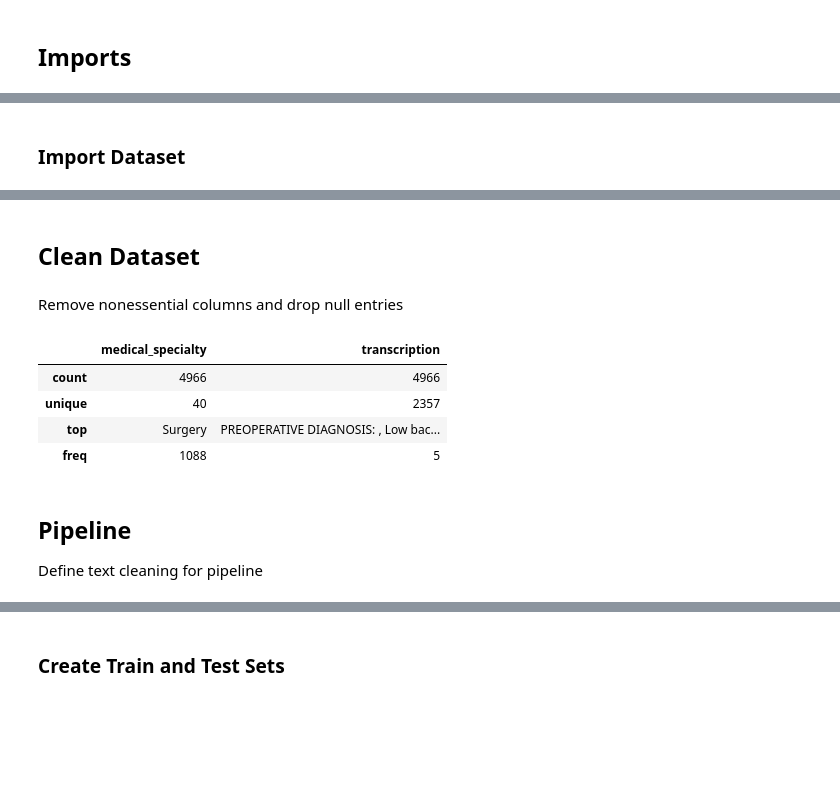
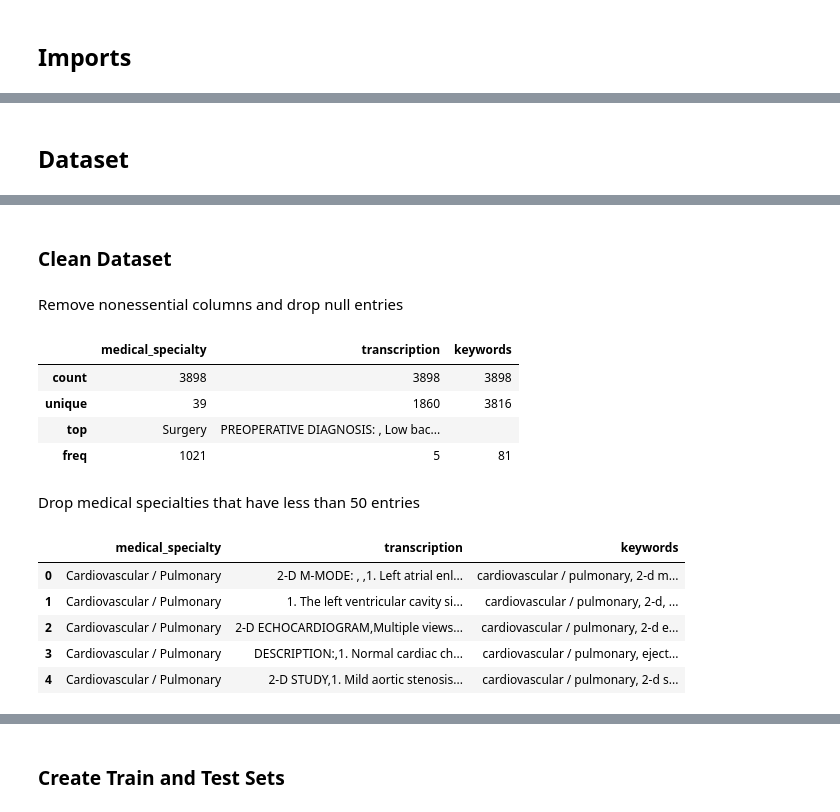
Before and after one commit to freyakuhlman/MedicalTranscriptionClassification, a Jupyter notebook: baseline_model.ipynb, the cells around one changed output, grey strips where cells are left out. Cells and saved outputs as stored; diff of their text form; code cells hidden in the pictures; blank space fills up the shorter version.

```diff
--- a/baseline_model.ipynb
+++ b/baseline_model.ipynb
@@ -31,5 +23,5 @@ True
 # %% [markdown]
-### Import Dataset
+## Dataset
 # %%
 df = pd.read_csv('mtsamples.csv')
 df.head()
@@ -41,20 +33,19 @@ df.head()
 | 3 | 3 | 2-D M-Mode. Doppler. | Cardiovascular / Pulmonary | 2-D Echocardiogram - 1 | 2-D M-MODE: , ,1. Left atrial enl... | cardiovascular / pulmonary, 2-d m... |
 | 4 | 4 | 2-D Echocardiogram | Cardiovascular / Pulmonary | 2-D Echocardiogram - 2 | 1. The left ventricular cavity si... | cardiovascular / pulmonary, 2-d, ... |
 # %% [markdown]
-## Clean Dataset
+### Clean Dataset
 # %% [markdown]
 Remove nonessential columns and drop null entries
 # %%
-df.drop(['Unnamed: 0','description','sample_name','keywords'], axis = 1, inplace = True)
+df.drop(['Unnamed: 0','description','sample_name'], axis = 1, inplace = True)
 df.dropna(inplace = True)
 df.reset_index(drop = True, inplace = True)
 df.describe()
 # %% [output]
-|  | medical_specialty | transcription |
-| count | 4966 | 4966 |
-| unique | 40 | 2357 |
-| top | Surgery | PREOPERATIVE DIAGNOSIS: , Low bac... |
-| freq | 1088 | 5 |
+|  | medical_specialty | transcription | keywords |
+| count | 3898 | 3898 | 3898 |
+| unique | 39 | 1860 | 3816 |
+| top | Surgery | PREOPERATIVE DIAGNOSIS: , Low bac... |  |
+| freq | 1021 | 5 | 81 |
-# %% [markdown]
-## Pipeline
-Define text cleaning for pipeline
+# %% [markdown]
+Drop medical specialties that have less than 50 entries
@@ -60,0 +57,9 @@ Define text cleaning for pipeline
+# %%
+df.head()
+# %% [output]
+|  | medical_specialty | transcription | keywords |
+| 0 | Cardiovascular / Pulmonary | 2-D M-MODE: , ,1. Left atrial enl... | cardiovascular / pulmonary, 2-d m... |
+| 1 | Cardiovascular / Pulmonary | 1. The left ventricular cavity si... | cardiovascular / pulmonary, 2-d, ... |
+| 2 | Cardiovascular / Pulmonary | 2-D ECHOCARDIOGRAM,Multiple views... | cardiovascular / pulmonary, 2-d e... |
+| 3 | Cardiovascular / Pulmonary | DESCRIPTION:,1. Normal cardiac ch... | cardiovascular / pulmonary, eject... |
+| 4 | Cardiovascular / Pulmonary | 2-D STUDY,1. Mild aortic stenosis... | cardiovascular / pulmonary, 2-d s... |
```
Also changed, not shown: parts of 30 cells of this notebook.
